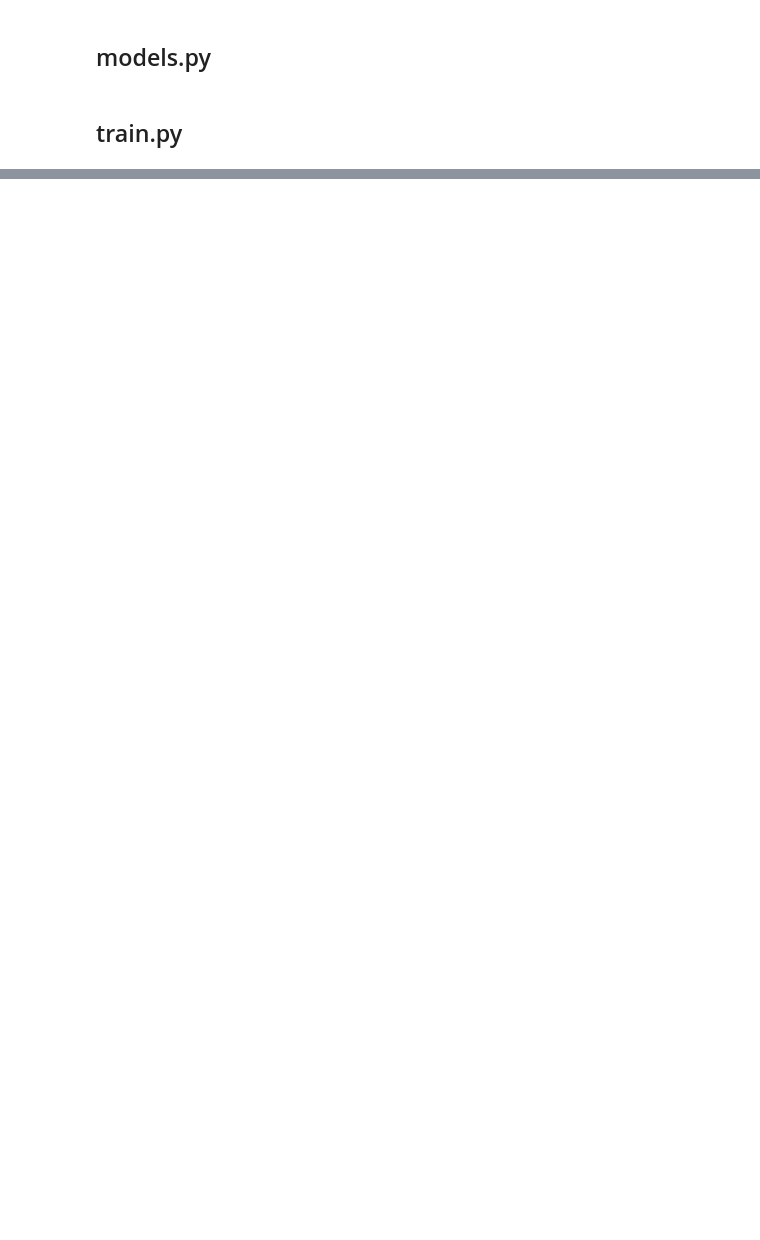
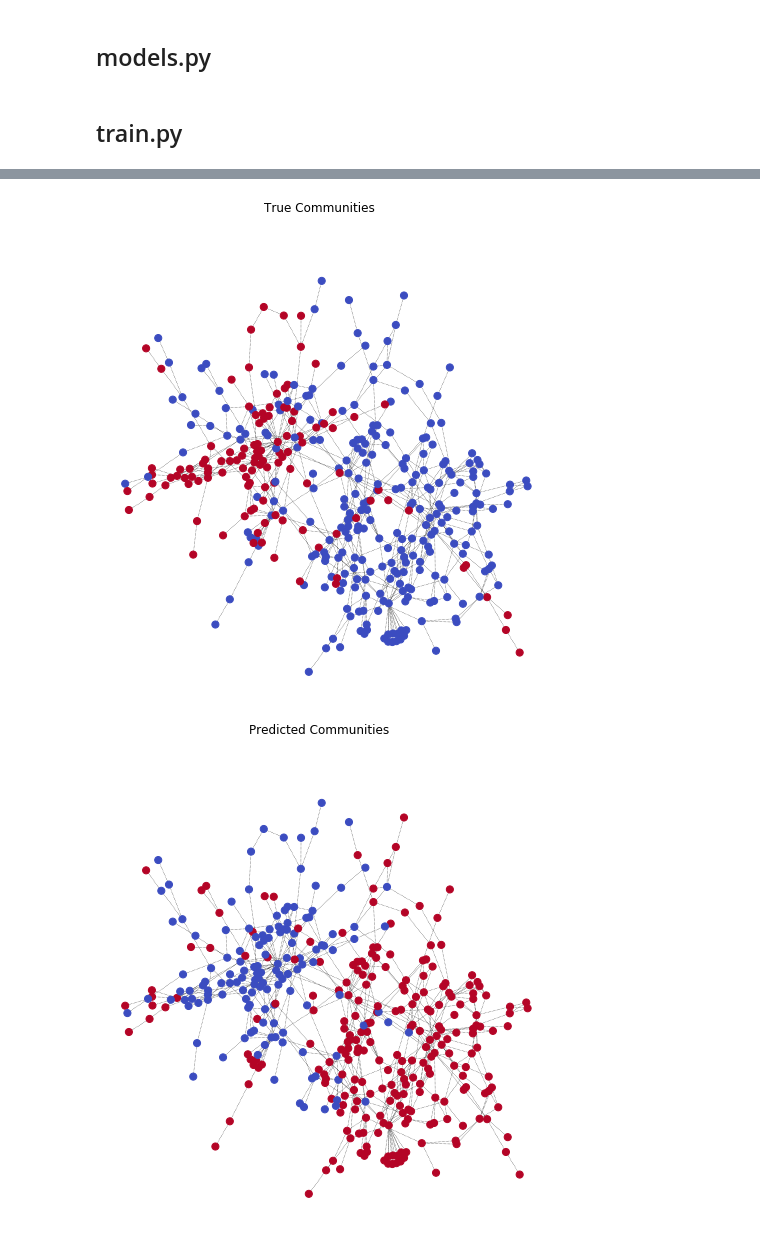
Before and after one commit to mehdibalouchi/GNN, a Jupyter notebook: LGNN.ipynb, the cells around one changed output, grey strips where cells are left out. Cells and saved outputs as stored; diff of their text form; code cells hidden in the pictures; blank space fills up the shorter version.

```diff
--- a/LGNN.ipynb
+++ b/LGNN.ipynb
@@ -388,8 +406,10 @@ if args.cuda:
       graph['labels'] = graph['labels'].cuda()
       graph['pmpd'] = graph['pmpd'].cuda()
 
-
+losses = []
+accs = []
 for i in range(args.epochs):
+    t = time.time()
     all_loss = []
     all_acc = []
     for graph in train_graphs:
@@ -423,8 +443,10 @@ for i in range(args.epochs):
         optimizer.step()
 
     niters = len(all_loss)
-    print("Epoch %d | loss %.4f | accuracy %.4f" % (i,
-        sum(all_loss) / niters, sum(all_acc) / niters))
+    print("Epoch %04d | loss %.4f | accuracy %.4f | time %.4f" % (i,
+        sum(all_loss) / niters, sum(all_acc) / niters, time.time() - t))
+    losses.append(sum(all_loss) / niters)
+    accs.append(sum(all_acc) / niters)
 
 graph = test_graphs[0]
 z = model(graph['adj_g'],
@@ -450,12 +472,5 @@ loss = torch.min(loss_perm1, loss_perm2)
 print('test loss: %.4f , test accuracy: %.4f' % (loss, acc))
 
 graph_nx = nx.from_scipy_sparse_matrix(graph['adj_g_sp'])
-visualize(graph['labels'].cpu(), graph_nx)
-visualize(pred.data.cpu(), graph_nx)
-
-if perm:
-  visualize((graph['labels'] == pred).cpu(), graph_nx)
-else:
-  visualize((1 - graph['labels'] == pred).cpu(), graph_nx)
 # %% [output]
 Loading Data ...
@@ -481,0 +493,21 @@ TypeError: ignored
+# %%
+visualize(graph['labels'].cpu(), graph_nx)
+plt.suptitle('True Communities')
+plt.show()
+
+visualize(pred.data.cpu(), graph_nx)
+plt.suptitle('Predicted Communities')
+plt.show()
+
+visualize((1 - graph['labels'] == pred).cpu(), graph_nx)
+plt.suptitle('Correct Predictions')
+plt.show()
+
+plt.plot(range(args.epochs), losses, color='b', label='Loss')
+plt.plot(range(args.epochs), accs, color='r', label='Accuracy')
+plt.suptitle('Trend of loss and accuracy in training')
+plt.legend()
+plt.show()
+# %% [output]
+[figure, added]
+[figure, added]
```
Also changed, not shown: parts of 9 cells of this notebook, 1 other file.
